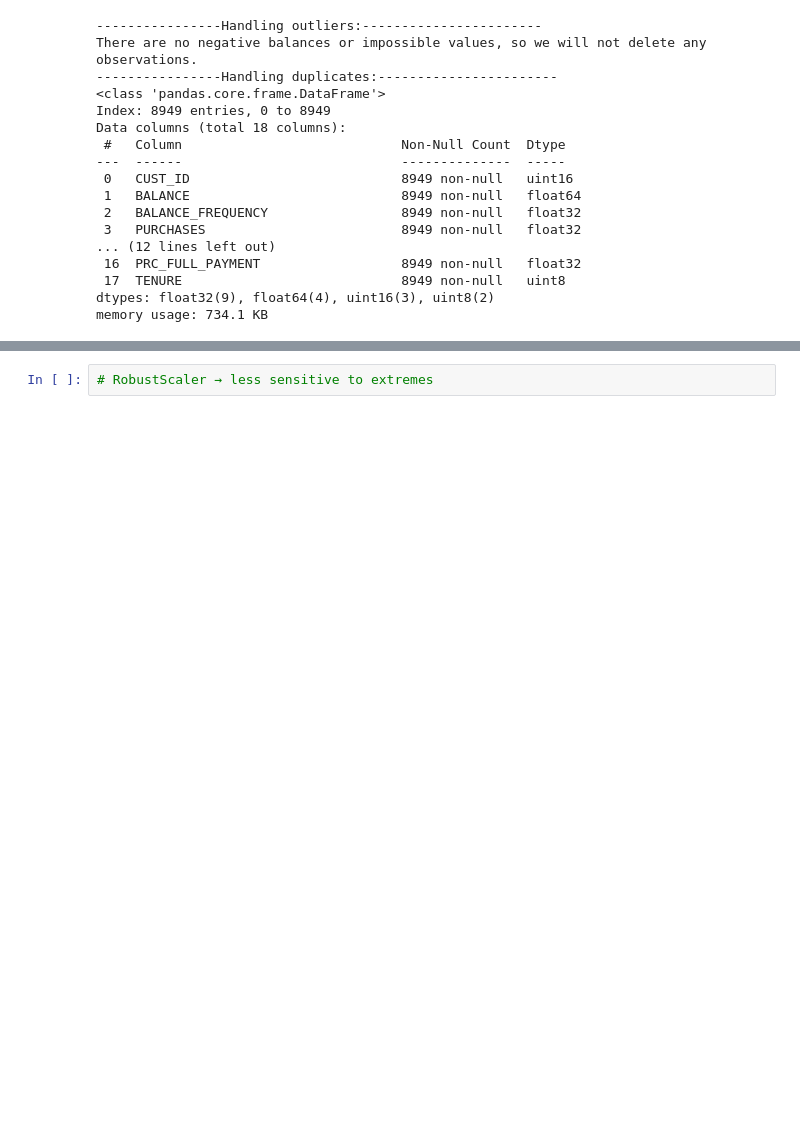
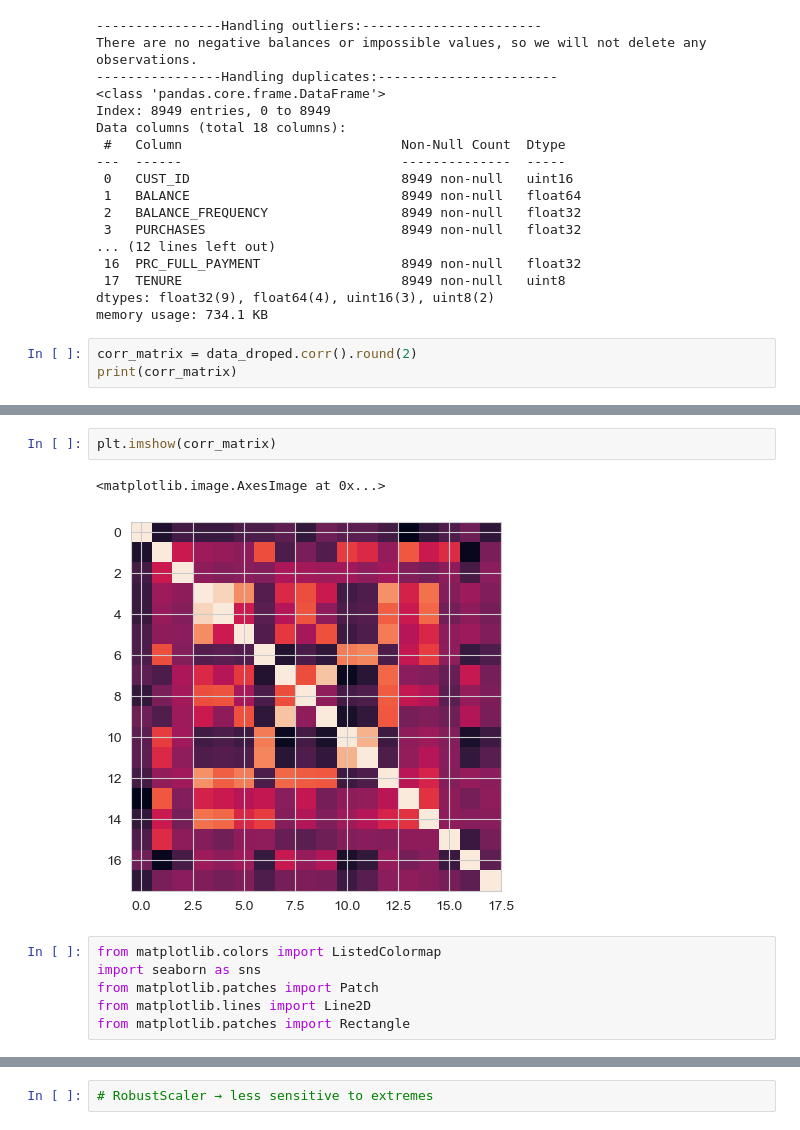
Before and after one commit to inesbchainho/ML_unsupervized_learning_26, a Jupyter notebook: Main_Notebook.ipynb, the cells around one changed output, grey strips where cells are left out. Cells and saved outputs as stored; diff of their text form; blank space fills up the shorter version.

Commit message:
corr matrix

```diff
--- a/Main_Notebook.ipynb
+++ b/Main_Notebook.ipynb
@@ -222,3 +222,6 @@ Data columns (total 18 columns):
  17  TENURE                            8949 non-null   uint8
 dtypes: float32(9), float64(4), uint16(3), uint8(2)
 memory usage: 734.1 KB
+# %%
+corr_matrix = data_droped.corr().round(2)
+print(corr_matrix)
@@ -224,0 +246,11 @@ memory usage: 734.1 KB
+# %%
+plt.imshow(corr_matrix)
+# %% [output]
+<matplotlib.image.AxesImage at 0x...>
+[figure, added]
+# %%
+from matplotlib.colors import ListedColormap
+import seaborn as sns
+from matplotlib.patches import Patch
+from matplotlib.lines import Line2D
+from matplotlib.patches import Rectangle
```
Also changed, not shown: parts of 4 cells of this notebook.
